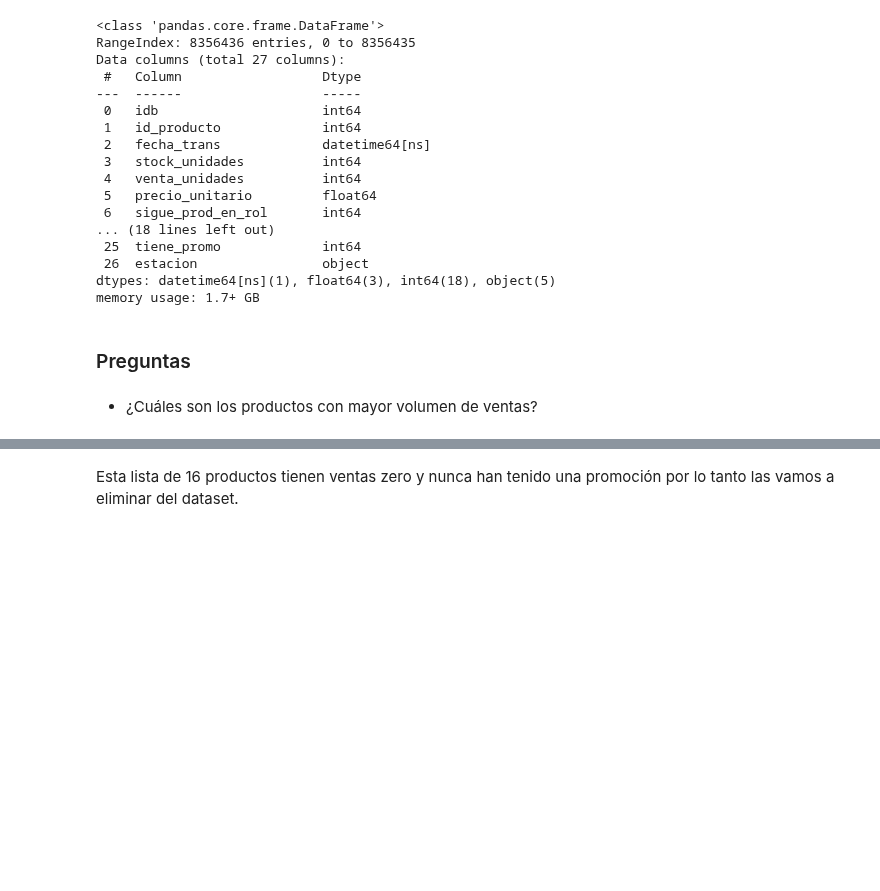
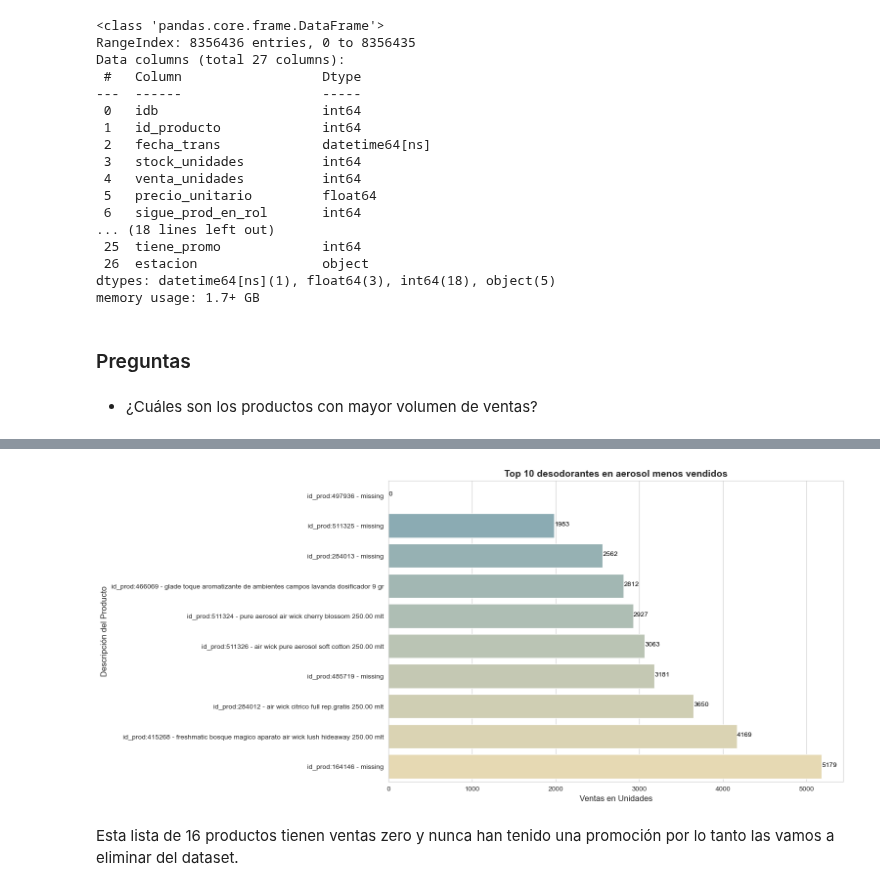
Before and after one commit to ErikaMelt/deodorants-project, a Jupyter notebook: eda/eda_erika.ipynb, the cells around one changed output, grey strips where cells are left out. Drawn from its saved outputs; the diff is of its cells as text; code cells hidden in the pictures; blank space fills up the shorter version.

```diff
--- a/eda/eda_erika.ipynb
+++ b/eda/eda_erika.ipynb
@@ -110,7 +114,15 @@ plot_sales_chart(product_grouped_top10,
 # %%
 plot_sales_chart(product_grouped_bottom10,
                  'Top 10 desodorantes en aerosol menos vendidos',
-                 'ventas_desodorantes_bot10')
+                 'ventas_desodorantes_bot10',
+                 'venta_unidades',
+                 'desc_producto',
+                 'venta_unidades',
+                 'Ventas en Unidades',
+                 'Descripción del Producto'
+                 )
+# %% [output]
+[figure, added]
 # %% [markdown]
 Esta lista de 16 productos tienen ventas zero y nunca han tenido una promoción por lo tanto las vamos a eliminar del dataset.
 # %%
```
Also changed, not shown: parts of 7 cells of this notebook, 6 other files.
